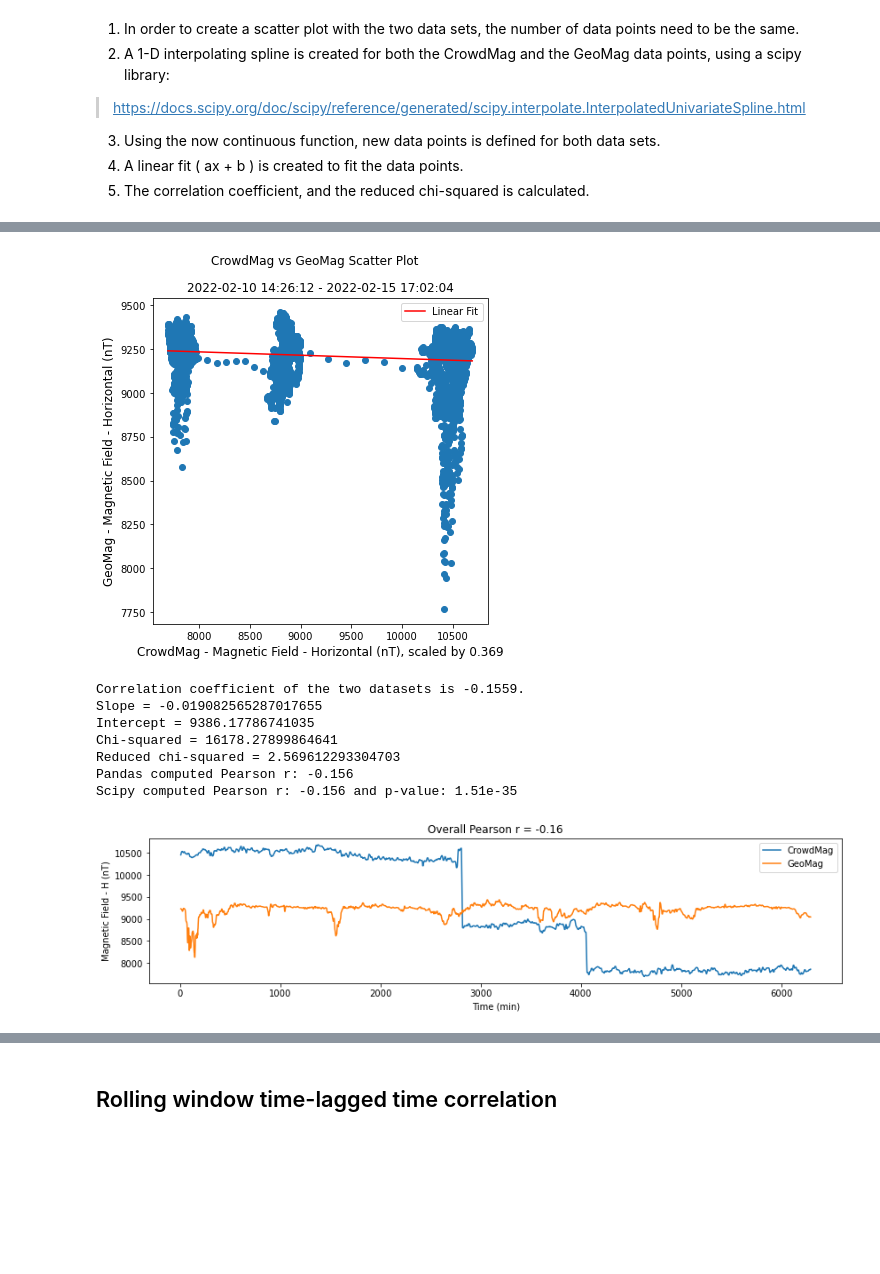
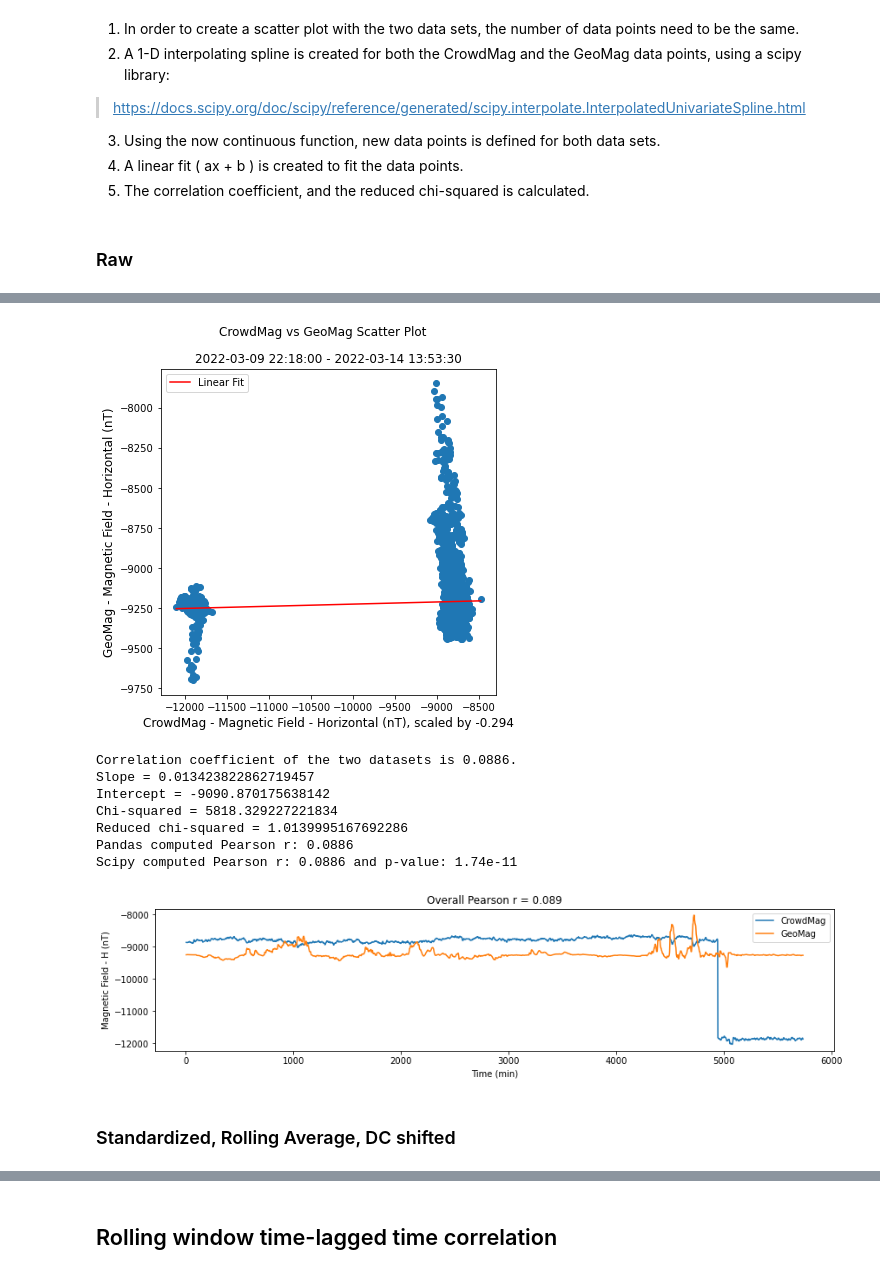
Before and after one commit to juditbergfalk/magneto, a Jupyter notebook: CrowdMag.ipynb, the cells around one changed output, grey strips where cells are left out. Drawn from its saved outputs; the diff is of its cells as text; code cells hidden in the pictures; blank space fills up the shorter version.

```diff
--- a/CrowdMag.ipynb
+++ b/CrowdMag.ipynb
@@ -51,7 +59,7 @@ startCM = 3#924 #4100
 endCM = -1
 # %%
 # Default filename
-def_filenameCM = ['crowdmag_2-26-22_iPhone12,1_2022-02-15 170458.csv']
+def_filenameCM = ['crowdmag_March 14 2022_iPhone12,1_2022-03-14 135556.csv']
 
 # Add selected filename to the list
 def on_change(change):
@@ -160,11 +267,17 @@ Geomag data file location: 'C:\Users\judit\OneDrive\Documents\GitHub\NOAA_CrowdM
 3. Using the now continuous function, new data points is defined for both data sets.
 4. A linear fit ( ax + b ) is created to fit the data points.
 5. The correlation coefficient, and the reduced chi-squared is calculated.
+# %% [markdown]
+### Raw
 # %%
 cor.ScatterPlot(pathCM + filenameCM,
-                observatory=observatory,
-                fieldtype=fieldtype,
-                startCM=startCM,endCM=endCM,startGM=0,endGM=-1,
-                download=download,
-                timeshift=0)
+                observatory = observatory,
+                fieldtype = fieldtype,
+                startCM = startCM, endCM = endCM, startGM = 0, endGM = -1,
+                download = download,
+                timeshift = 0,
+                rollingave = False,
+                dc_shift = False,
+                standardizeCM = False, standardizeGM = False,
+                bkps = 10)
 # %% [output]
@@ -182,10 +295,12 @@ Downloaded file successfully. Observatory: DED, B-field component: H, Start date
 Geomag data file location: 'C:\Users\judit\OneDrive\Documents\GitHub\NOAA_CrowdMag\magneto\data\geomag'.
-[figure, old version]
+[figure, new version]
-Correlation coefficient of the two datasets is -0.1559.
-Slope = -0.019082565287017655
-Intercept = 9386.17786741035
-Chi-squared = 16178.27899864641
-Reduced chi-squared = 2.569612293304703
-Pandas computed Pearson r: -0.156
-Scipy computed Pearson r: -0.156 and p-value: 1.51e-35
+Correlation coefficient of the two datasets is 0.0886.
+Slope = 0.013423822862719457
+Intercept = -9090.870175638142
+Chi-squared = 5818.329227221834
+Reduced chi-squared = 1.0139995167692286
+Pandas computed Pearson r: 0.0886
+Scipy computed Pearson r: 0.0886 and p-value: 1.74e-11
-[figure, old version]
+[figure, new version]
+# %% [markdown]
+### Standardized, Rolling Average, DC shifted
```
Also changed, not shown: parts of 27 cells of this notebook, 26 other files.
